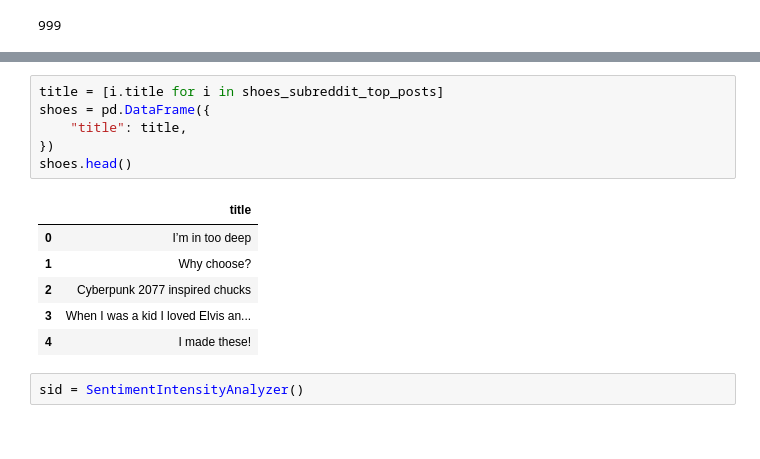
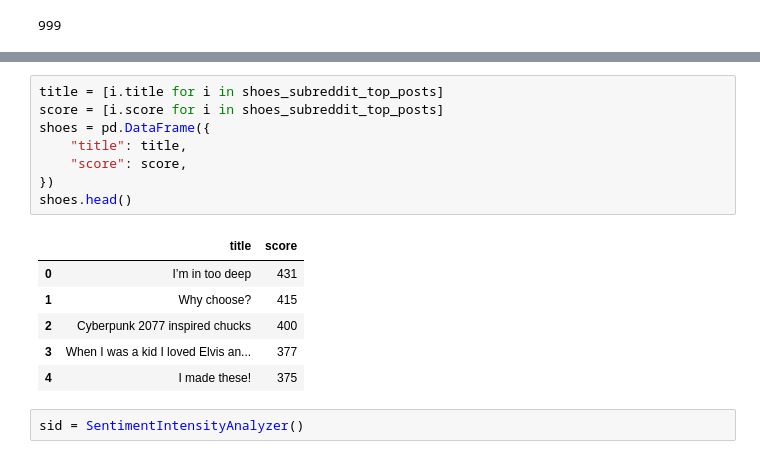
Before and after one commit to HuanSunGo/Quantilope_Core, a Jupyter notebook: src/reddit_sentiments/converse_sentiments.ipynb, the cells around one changed output, grey strips where cells are left out. Saved outputs shown, nothing was run; the diff lists cells and outputs as text.

```diff
--- a/src/reddit_sentiments/converse_sentiments.ipynb
+++ b/src/reddit_sentiments/converse_sentiments.ipynb
@@ -77,17 +77,19 @@ I’m in too deep
 1
 # %%
 title = [i.title for i in shoes_subreddit_top_posts]
+score = [i.score for i in shoes_subreddit_top_posts]
 shoes = pd.DataFrame({
     "title": title,
+    "score": score,
 })
 shoes.head()
 # %% [output]
-|  | title |
-| 0 | I’m in too deep |
-| 1 | Why choose? |
-| 2 | Cyberpunk 2077 inspired chucks |
-| 3 | When I was a kid I loved Elvis an... |
-| 4 | I made these! |
+|  | title | score |
+| 0 | I’m in too deep | 431 |
+| 1 | Why choose? | 415 |
+| 2 | Cyberpunk 2077 inspired chucks | 400 |
+| 3 | When I was a kid I loved Elvis an... | 377 |
+| 4 | I made these! | 375 |
 # %%
 sid = SentimentIntensityAnalyzer()
 # %%
```
Also changed, not shown: parts of 9 cells of this notebook.
